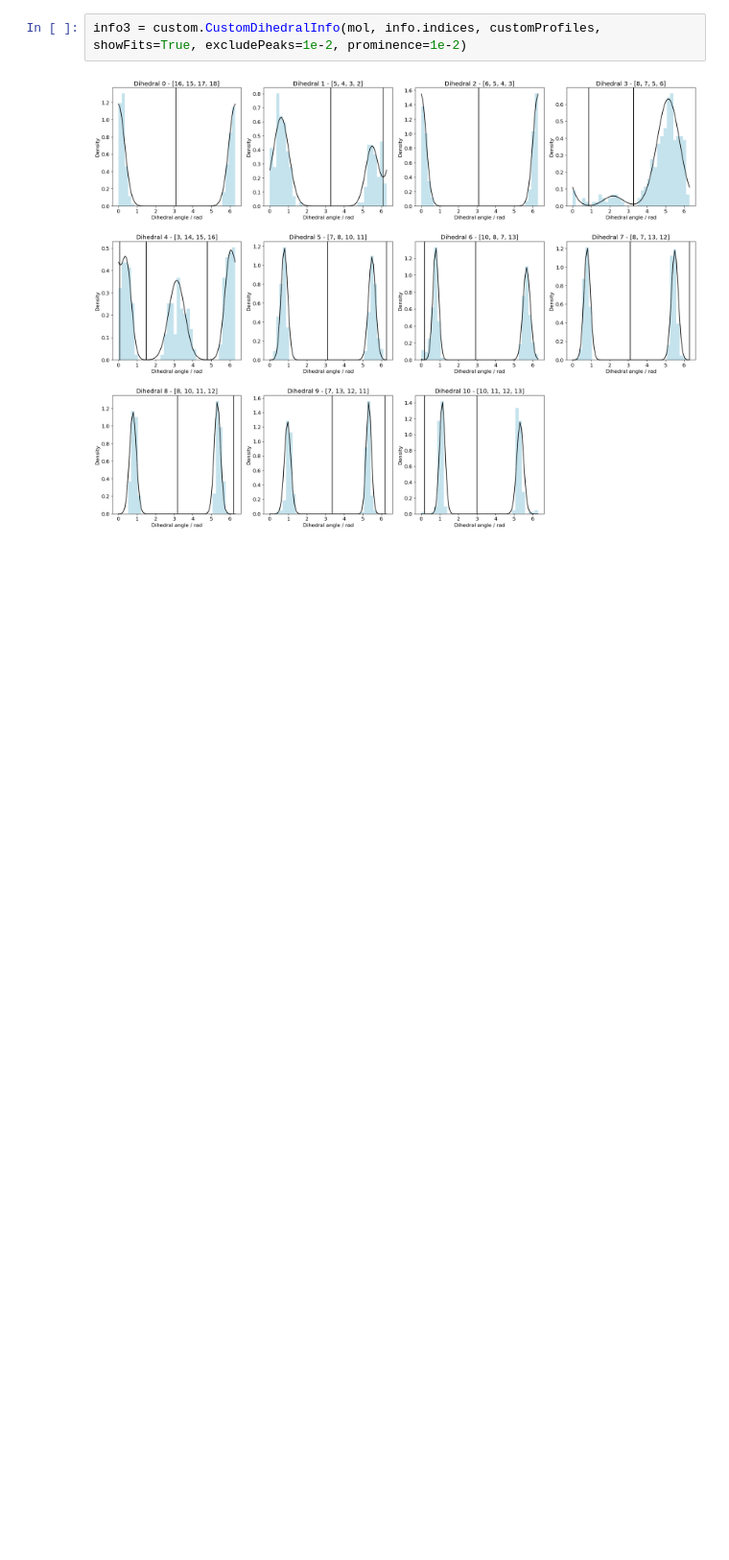
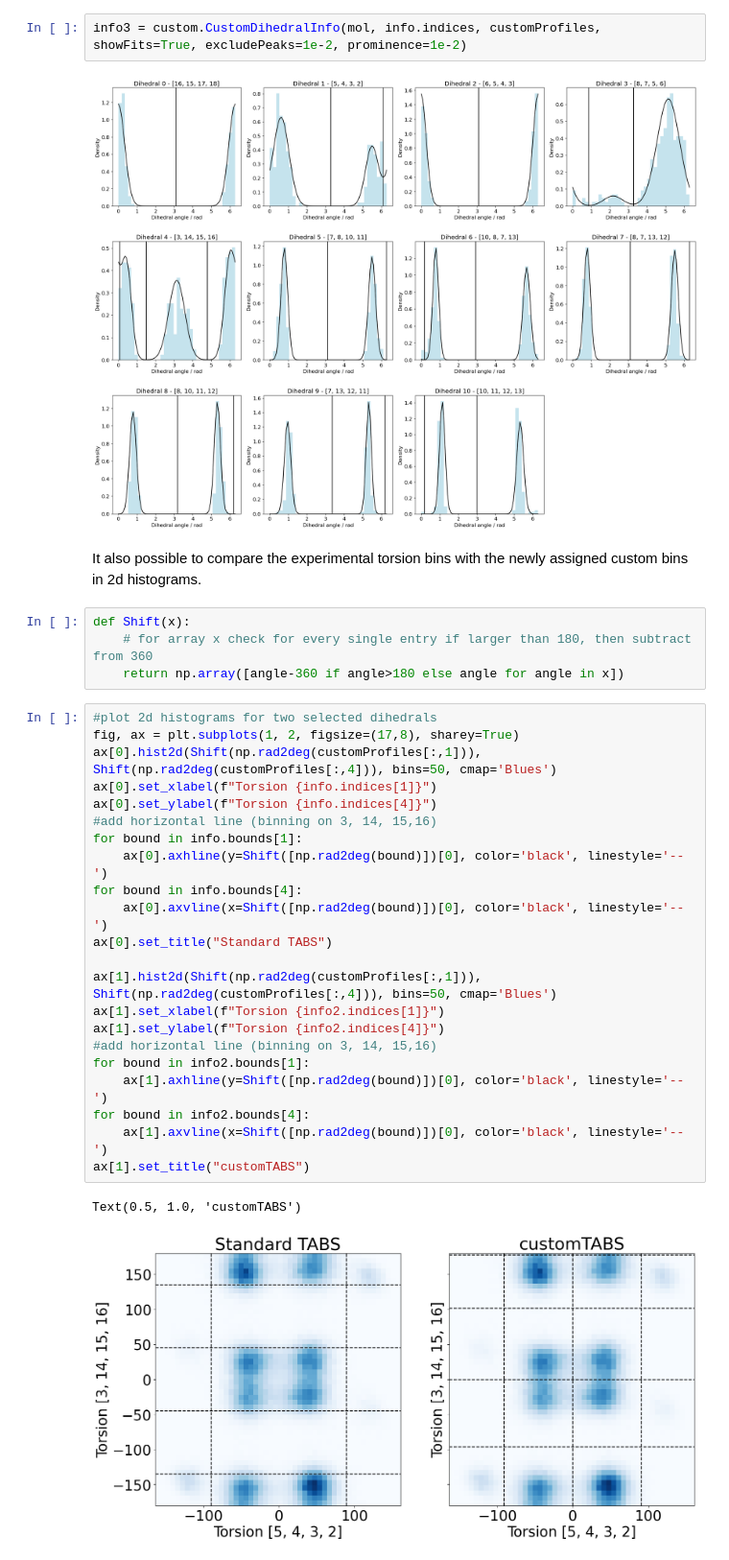
Before and after one commit to rinikerlab/TorsionAngularBinStrings, a Jupyter notebook: Demos/02_CustomTabs.ipynb, the cells around one changed output. Shown at 96% size. Drawn from its saved outputs; the diff is of its cells as text; blank space fills up the shorter version.

```diff
--- a/Demos/02_CustomTabs.ipynb
+++ b/Demos/02_CustomTabs.ipynb
@@ -122,3 +144,34 @@ Here, increasing the threshold values changes the fit of dihedral 3
 info3 = custom.CustomDihedralInfo(mol, info.indices, customProfiles, showFits=True, excludePeaks=1e-2, prominence=1e-2)
 # %% [output]
 [figure]
+# %% [markdown]
+It also possible to compare the experimental torsion bins with the newly assigned custom bins in 2d histograms.
+# %%
+def Shift(x):
+    # for array x check for every single entry if larger than 180, then subtract from 360
+    return np.array([angle-360 if angle>180 else angle for angle in x])
+# %%
+#plot 2d histograms for two selected dihedrals
+fig, ax = plt.subplots(1, 2, figsize=(17,8), sharey=True)
+ax[0].hist2d(Shift(np.rad2deg(customProfiles[:,1])), Shift(np.rad2deg(customProfiles[:,4])), bins=50, cmap='Blues')
+ax[0].set_xlabel(f"Torsion {info.indices[1]}")
+ax[0].set_ylabel(f"Torsion {info.indices[4]}")
+#add horizontal line (binning on 3, 14, 15,16)
+for bound in info.bounds[1]:
+    ax[0].axhline(y=Shift([np.rad2deg(bound)])[0], color='black', linestyle='--')
+for bound in info.bounds[4]:
+    ax[0].axvline(x=Shift([np.rad2deg(bound)])[0], color='black', linestyle='--')
+ax[0].set_title("Standard TABS")
+
+ax[1].hist2d(Shift(np.rad2deg(customProfiles[:,1])), Shift(np.rad2deg(customProfiles[:,4])), bins=50, cmap='Blues')
+ax[1].set_xlabel(f"Torsion {info2.indices[1]}")
+ax[1].set_ylabel(f"Torsion {info2.indices[4]}")
+#add horizontal line (binning on 3, 14, 15,16)
+for bound in info2.bounds[1]:
+    ax[1].axhline(y=Shift([np.rad2deg(bound)])[0], color='black', linestyle='--')
+for bound in info2.bounds[4]:
+    ax[1].axvline(x=Shift([np.rad2deg(bound)])[0], color='black', linestyle='--')
+ax[1].set_title("customTABS")
+# %% [output]
+Text(0.5, 1.0, 'customTABS')
+[figure, added]
```
Also changed, not shown: parts of 3 cells of this notebook, 1 other file.
